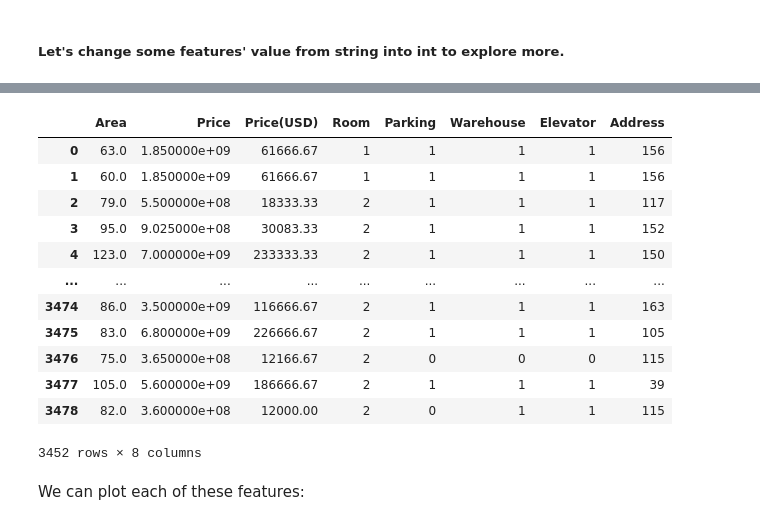
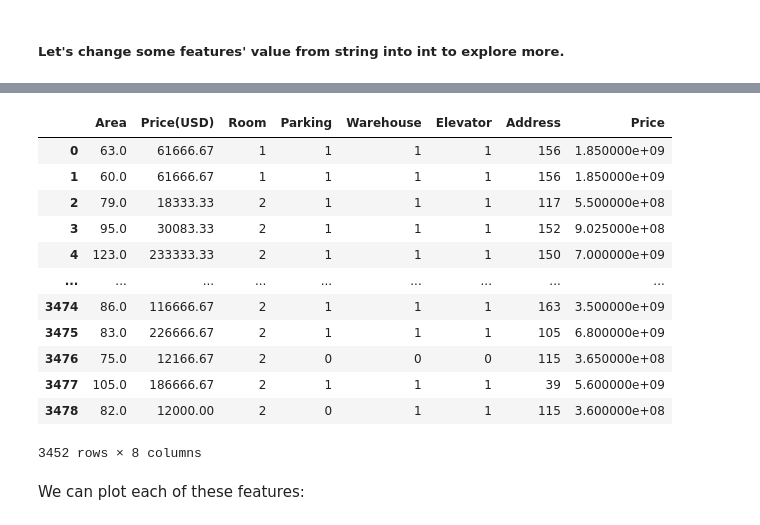
Before and after one commit to MehranSeyfi16/House-Price-Forecast, a Jupyter notebook: Regression Project.ipynb, the cells around one changed output, grey strips where cells are left out. Saved outputs shown, nothing was run; the diff lists cells and outputs as text; code cells hidden in the pictures.

```diff
--- a/Regression Project.ipynb
+++ b/Regression Project.ipynb
@@ -87,45 +136,51 @@ plt.show()
 le = LabelEncoder()
 
 # Using .fit_transform function to fit label
 # encoder and return encoded label
 label = le.fit_transform(df['Room'])
 df.drop("Room", axis=1, inplace=True)
 
 # Appending the array to our dataFrame
 # with column name 'Room'
 df["Room"] = label
 
 # Just like the last part but for other columns
 label = le.fit_transform(df['Parking'])
 df.drop("Parking", axis=1, inplace=True)
 df["Parking"] = label
 
 label = le.fit_transform(df['Warehouse'])
 df.drop("Warehouse", axis=1, inplace=True)
 df["Warehouse"] = label
 
 label = le.fit_transform(df['Elevator'])
 df.drop("Elevator", axis=1, inplace=True)
 df["Elevator"] = label
 
 label = le.fit_transform(df['Address'])
 df.drop("Address", axis=1, inplace=True)
 df["Address"] = label
 
+first_column = df.pop('Price')
+
+# insert column using insert(position,column_name,
+# first_column) function
+df.insert(7, 'Price', first_column)
+
 df
 # %% [output]
-|  | Area | Price | Price(USD) | Room | Parking | Warehouse | Elevator | Address |
-| 0 | 63.0 | 1.850000e+09 | 61666.67 | 1 | 1 | 1 | 1 | 156 |
-| 1 | 60.0 | 1.850000e+09 | 61666.67 | 1 | 1 | 1 | 1 | 156 |
-| 2 | 79.0 | 5.500000e+08 | 18333.33 | 2 | 1 | 1 | 1 | 117 |
-| 3 | 95.0 | 9.025000e+08 | 30083.33 | 2 | 1 | 1 | 1 | 152 |
-| 4 | 123.0 | 7.000000e+09 | 233333.33 | 2 | 1 | 1 | 1 | 150 |
+|  | Area | Price(USD) | Room | Parking | Warehouse | Elevator | Address | Price |
+| 0 | 63.0 | 61666.67 | 1 | 1 | 1 | 1 | 156 | 1.850000e+09 |
+| 1 | 60.0 | 61666.67 | 1 | 1 | 1 | 1 | 156 | 1.850000e+09 |
+| 2 | 79.0 | 18333.33 | 2 | 1 | 1 | 1 | 117 | 5.500000e+08 |
+| 3 | 95.0 | 30083.33 | 2 | 1 | 1 | 1 | 152 | 9.025000e+08 |
+| 4 | 123.0 | 233333.33 | 2 | 1 | 1 | 1 | 150 | 7.000000e+09 |
 | ... | ... | ... | ... | ... | ... | ... | ... | ... |
-| 3474 | 86.0 | 3.500000e+09 | 116666.67 | 2 | 1 | 1 | 1 | 163 |
-| 3475 | 83.0 | 6.800000e+09 | 226666.67 | 2 | 1 | 1 | 1 | 105 |
-| 3476 | 75.0 | 3.650000e+08 | 12166.67 | 2 | 0 | 0 | 0 | 115 |
-| 3477 | 105.0 | 5.600000e+09 | 186666.67 | 2 | 1 | 1 | 1 | 39 |
-| 3478 | 82.0 | 3.600000e+08 | 12000.00 | 2 | 0 | 1 | 1 | 115 |
+| 3474 | 86.0 | 116666.67 | 2 | 1 | 1 | 1 | 163 | 3.500000e+09 |
+| 3475 | 83.0 | 226666.67 | 2 | 1 | 1 | 1 | 105 | 6.800000e+09 |
+| 3476 | 75.0 | 12166.67 | 2 | 0 | 0 | 0 | 115 | 3.650000e+08 |
+| 3477 | 105.0 | 186666.67 | 2 | 1 | 1 | 1 | 39 | 5.600000e+09 |
+| 3478 | 82.0 | 12000.00 | 2 | 0 | 1 | 1 | 115 | 3.600000e+08 |
 3452 rows × 8 columns
 # %% [markdown]
 We can plot each of these features:
```
Also changed, not shown: parts of 11 cells of this notebook.
